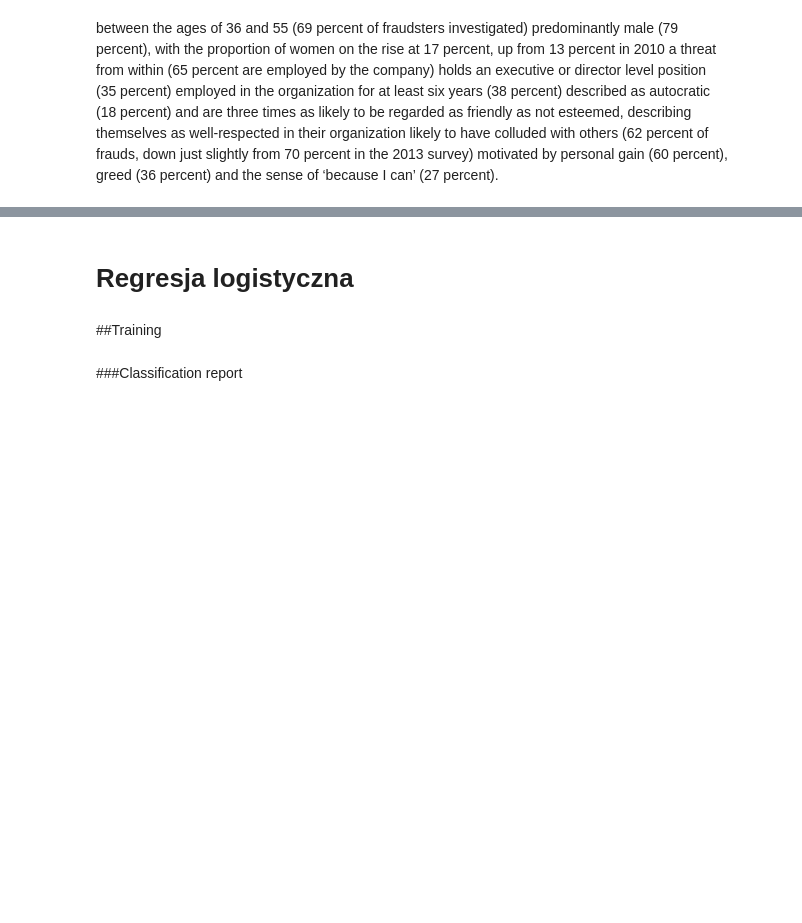
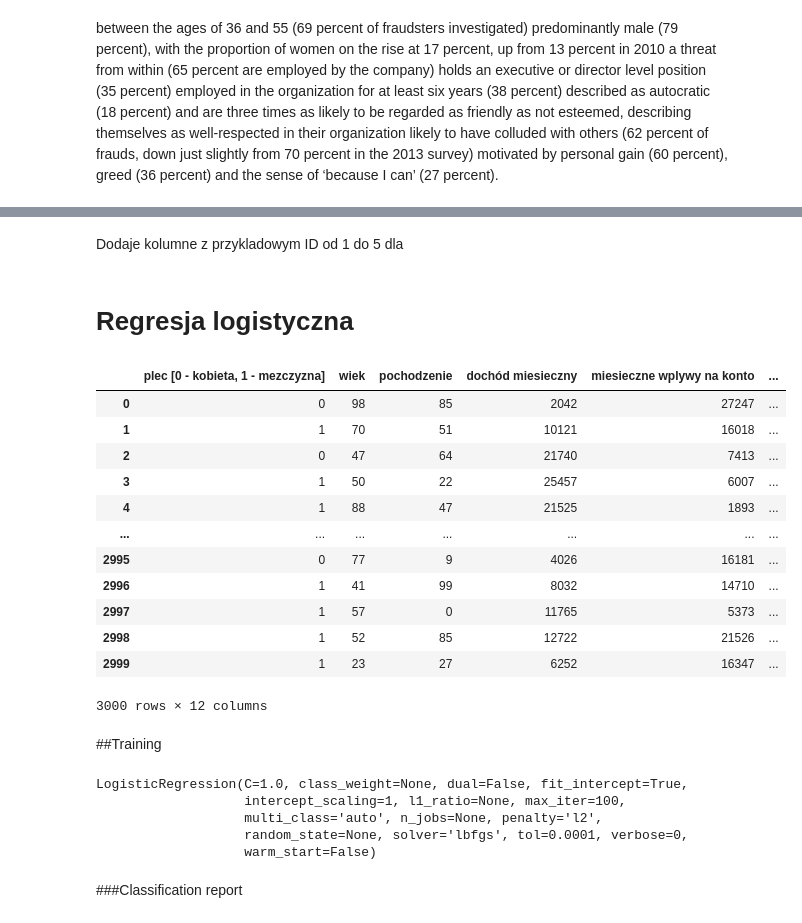
Before and after one commit to AdrianSKazi/Fraud-Detector, a Jupyter notebook: Fraud_Detector_(rave_codeplay).ipynb, the cells around one changed output, grey strips where cells are left out. Cells and saved outputs as stored; diff of their text form; code cells hidden in the pictures; blank space fills up the shorter version.

```diff
--- a/Fraud_Detector_(rave_codeplay).ipynb
+++ b/Fraud_Detector_(rave_codeplay).ipynb
@@ -204,0 +287,2 @@ SyntaxError: ignored
+# %% [markdown]
+Dodaje kolumne z przykladowym ID od 1 do 5 dla
@@ -211,2 +320,24 @@ logmodel.fit(X_train,y_train)
+# %%
+import pandas as pd
+
+data3 = pd.read_excel('dane_do_nauki.xlsx')
+# %%
+data3.rename(columns = {'Czy potencjalny Frauder [ 0 - nie , 1 - tak' : 'Czy wypływy wieksze od dochodu'}, inplace = True)
+# %%
+data3
+# %% [output]
+|  | plec [0 - kobieta, 1 - mezczyzna] | wiek | pochodzenie | dochód miesieczny | miesieczne wplywy na konto | ... |
+| 0 | 0 | 98 | 85 | 2042 | 27247 | ... |
+| 1 | 1 | 70 | 51 | 10121 | 16018 | ... |
+| 2 | 0 | 47 | 64 | 21740 | 7413 | ... |
+| 3 | 1 | 50 | 22 | 25457 | 6007 | ... |
+| 4 | 1 | 88 | 47 | 21525 | 1893 | ... |
+| ... | ... | ... | ... | ... | ... | ... |
+| 2995 | 0 | 77 | 9 | 4026 | 16181 | ... |
+| 2996 | 1 | 41 | 99 | 8032 | 14710 | ... |
+| 2997 | 1 | 57 | 0 | 11765 | 5373 | ... |
+| 2998 | 1 | 52 | 85 | 12722 | 21526 | ... |
+| 2999 | 1 | 23 | 27 | 6252 | 16347 | ... |
+3000 rows × 12 columns
 # %% [markdown]
 ##Training
@@ -212,0 +348,10 @@ logmodel.fit(X_train,y_train)
+# %%
+from sklearn.linear_model import LogisticRegression
+lr = LogisticRegression()
+lr.fit(X_train,y_train)
+# %% [output]
+LogisticRegression(C=1.0, class_weight=None, dual=False, fit_intercept=True,
+                   intercept_scaling=1, l1_ratio=None, max_iter=100,
+                   multi_class='auto', n_jobs=None, penalty='l2',
+                   random_state=None, solver='lbfgs', tol=0.0001, verbose=0,
+                   warm_start=False)
```
Also changed, not shown: parts of 52 cells of this notebook.
